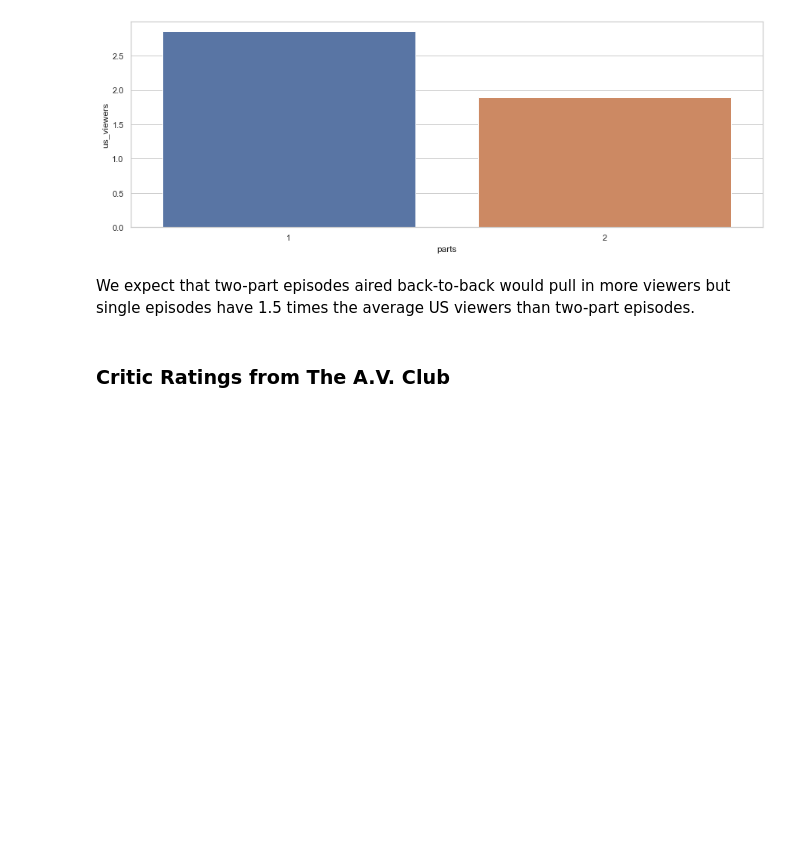
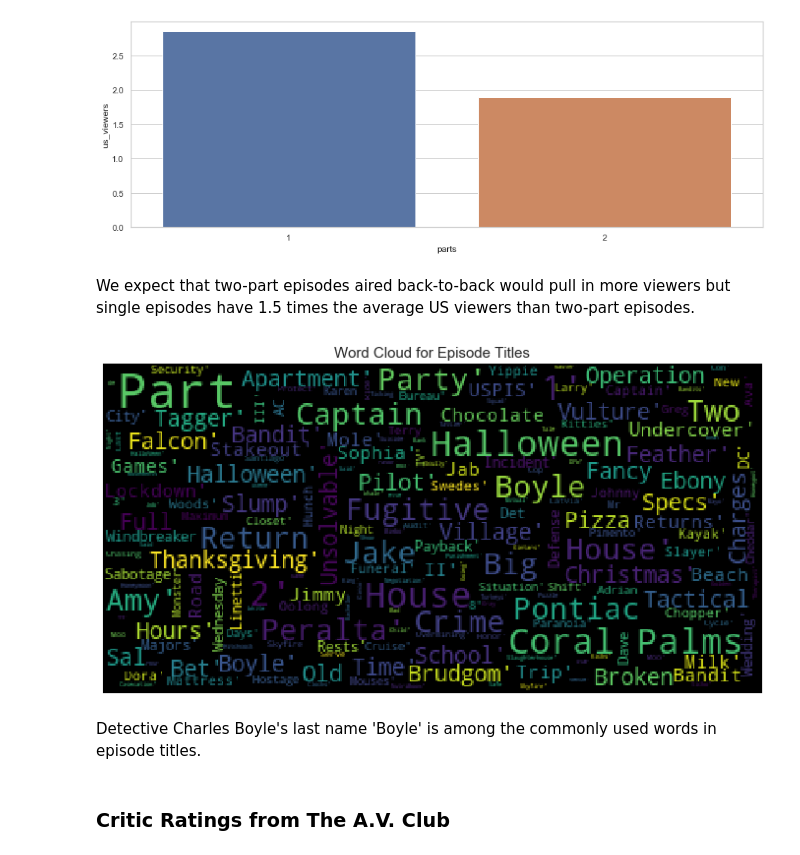
Before and after one commit to jagrutijoshi2603/Python-for-Data-Science-Project, a Jupyter notebook: Project.ipynb, the cells around one changed output. Cells and saved outputs as stored; diff of their text form; code cells hidden in the pictures; blank space fills up the shorter version.

Commit message:
Update Project.ipynb
added word cloud of episode titles and next steps

```diff
--- a/Project.ipynb
+++ b/Project.ipynb
@@ -207,6 +213,26 @@ wiki_b99.groupby(['parts']).mean().reset_index()
 [figure]
 # %% [markdown]
 We expect that two-part episodes aired back-to-back would pull in more viewers but single episodes have 1.5 times the average US viewers than two-part episodes.
+# %%
+# word cloud for episode titles
+plt.figure(figsize = (12,12))
+stopwords = set(STOPWORDS)
+wordcloud = WordCloud(
+                      background_color = 'black',
+                      stopwords=stopwords,
+                      max_words = 10000,
+                      max_font_size = 30,
+                      random_state = 42
+                    ).generate(str(wiki_b99['episode_title'].values))
+
+plt.imshow(wordcloud)
+plt.title("Word Cloud for Episode Titles", fontsize = 15)
+plt.axis('off')
+plt.show()
+# %% [output]
+[figure, added]
+# %% [markdown]
+Detective Charles Boyle's last name 'Boyle' is among the commonly used words in episode titles.
 # %% [markdown]
 
 ### Critic Ratings from The A.V. Club
```
Also changed, not shown: parts of 10 cells of this notebook.
